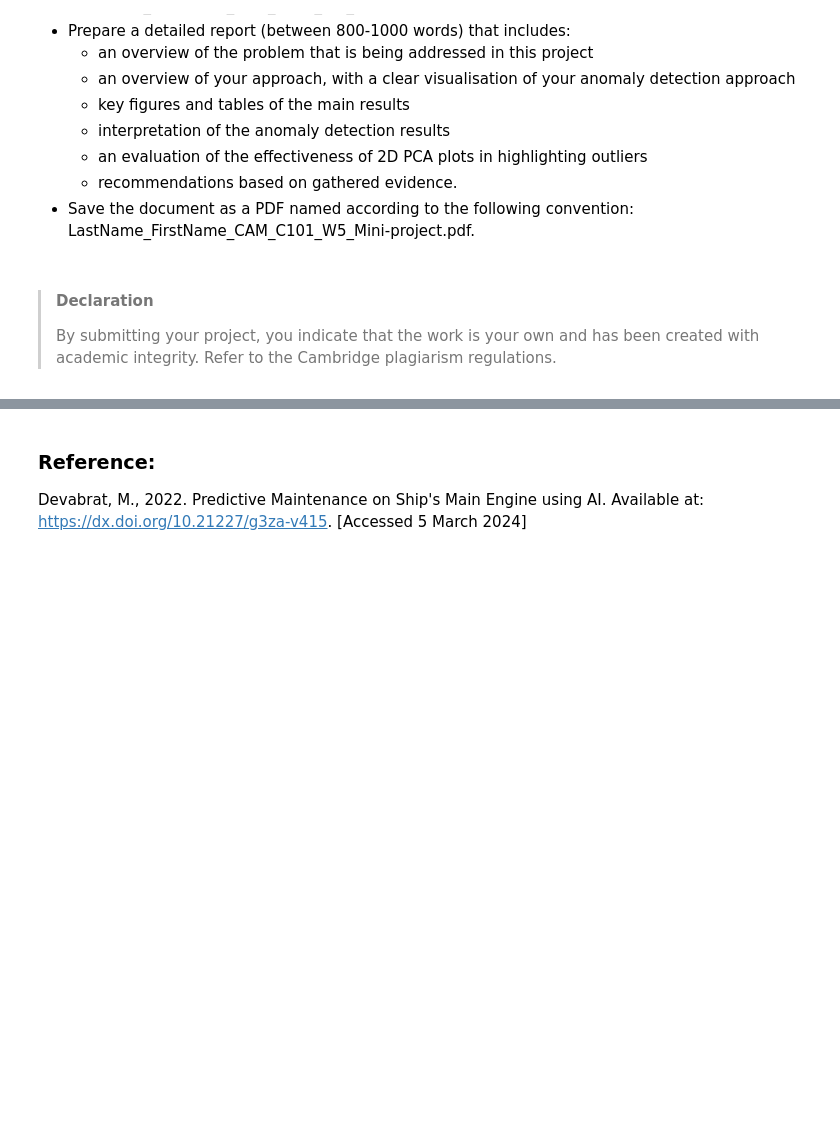
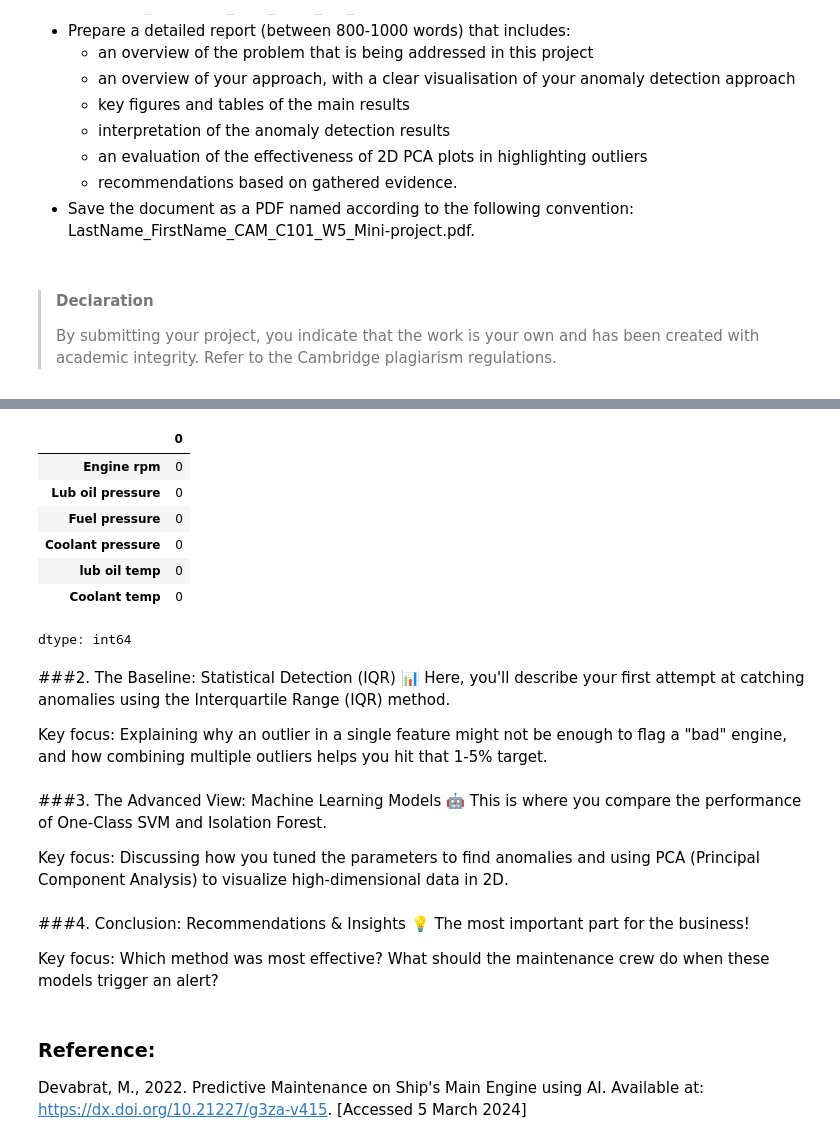
Before and after one commit to susanavenda/data_cambridge, a Jupyter notebook: Venda_Susana_CAM_DS_C101_Mini_project_5_3_1.ipynb, the cells around one changed output, grey strips where cells are left out. Cells and saved outputs as stored; diff of their text form; code cells hidden in the pictures; blank space fills up the shorter version.

```diff
--- a/Venda_Susana_CAM_DS_C101_Mini_project_5_3_1.ipynb
+++ b/Venda_Susana_CAM_DS_C101_Mini_project_5_3_1.ipynb
@@ -114,0 +207,12 @@ By completing this project, you will be able to provide evidence that you can:
+# %%
+# Find the missing values - age no longer has any missing values.
+titanic.isnull().sum()
+# %% [output]
+|  | 0 |
+| Engine rpm | 0 |
+| Lub oil pressure | 0 |
+| Fuel pressure | 0 |
+| Coolant pressure | 0 |
+| lub oil temp | 0 |
+| Coolant temp | 0 |
+dtype: int64
@@ -115,3 +229,18 @@ By completing this project, you will be able to provide evidence that you can:
+# %% [markdown]
+###2. The Baseline: Statistical Detection (IQR) 📊
+Here, you'll describe your first attempt at catching anomalies using the Interquartile Range (IQR) method.
+
+Key focus: Explaining why an outlier in a single feature might not be enough to flag a "bad" engine, and how combining multiple outliers helps you hit that 1-5% target.
+# %% [markdown]
+###3. The Advanced View: Machine Learning Models 🤖
+This is where you compare the performance of One-Class SVM and Isolation Forest.
+
+Key focus: Discussing how you tuned the parameters to find anomalies and using PCA (Principal Component Analysis) to visualize high-dimensional data in 2D.
+# %% [markdown]
+###4. Conclusion: Recommendations & Insights 💡
+The most important part for the business!
+
+Key focus: Which method was most effective? What should the maintenance crew do when these models trigger an alert?
 # %% [markdown]
 ### Reference:
 Devabrat, M., 2022. Predictive Maintenance on Ship's Main Engine using AI. Available at: https://dx.doi.org/10.21227/g3za-v415. [Accessed 5 March 2024]
```
Also changed, not shown: parts of 12 cells of this notebook.
